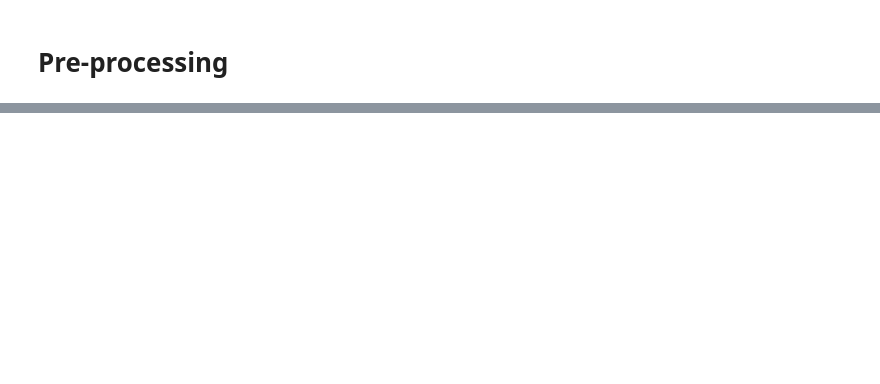
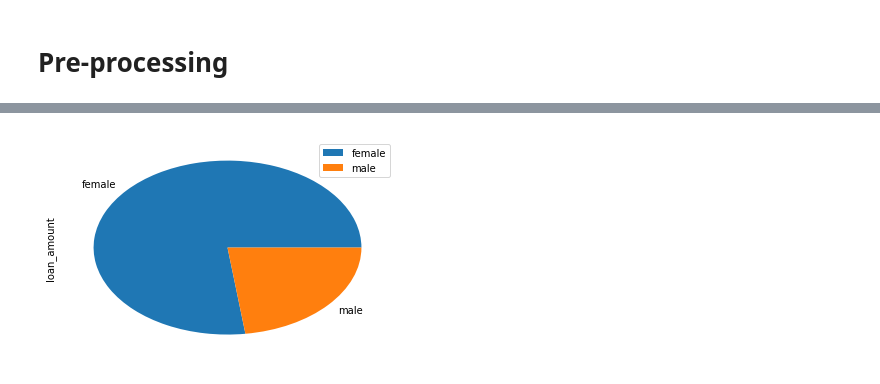
Before and after one commit to feng443/RUDS-Proj1-Kiva-Crowd-Funding-Visualization, a Jupyter notebook: kiva_data_exploring.ipynb, the cells around one changed output, grey strips where cells are left out. Saved outputs shown, nothing was run; the diff lists cells and outputs as text; code cells hidden in the pictures; blank space fills up the shorter version.

```diff
--- a/kiva_data_exploring.ipynb
+++ b/kiva_data_exploring.ipynb
@@ -43,3 +47,9 @@ df.head()
+# %%
+import matplotlib.pyplot as plt
+df.groupby('gender').agg('count')[['loan_amount']].plot.pie(y='loan_amount')
+plt.show()
+# %% [output]
+[figure, added]
 # %%
 df.repayment_interval.unique()
 # %% [output]
```
Also changed, not shown: parts of 15 cells of this notebook, 3 other files.
